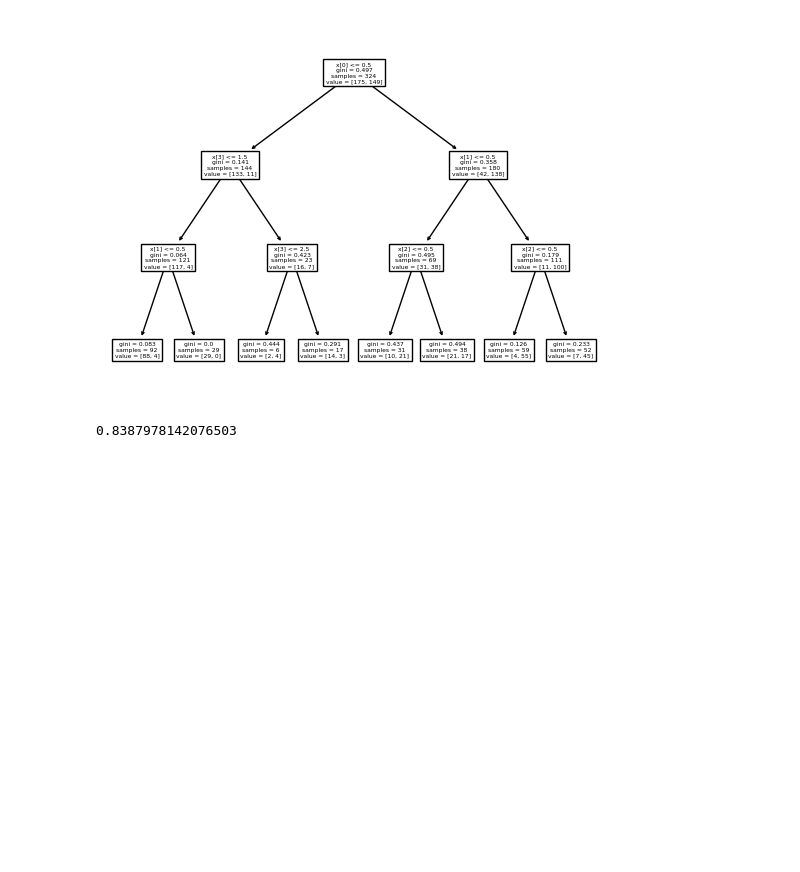
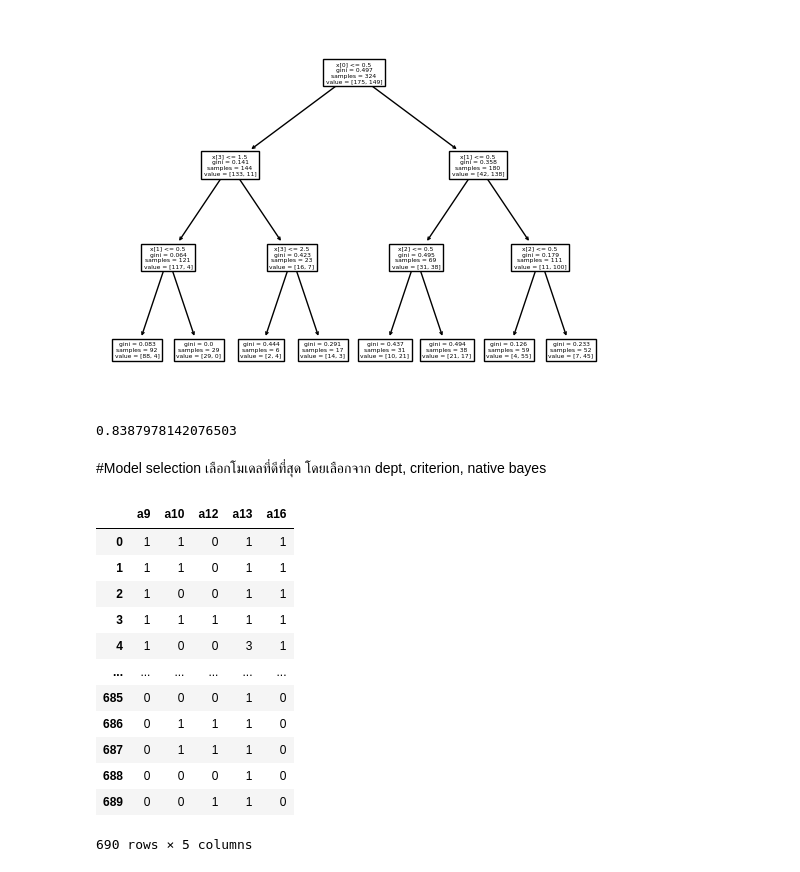
Before and after one commit to Phimphika113/BSC_DPDM23, a Jupyter notebook: Classification.ipynb, the cells around one changed output. Cells and saved outputs as stored; diff of their text form; code cells hidden in the pictures; blank space fills up the shorter version.

Commit message:
model selection

```diff
--- a/Classification.ipynb
+++ b/Classification.ipynb
@@ -58,7 +58,7 @@ Class Distribution
 col_name = ['a1','a2','a3','a4','a5','a6','a7','a8',
             'a9','a10','a11','a12','a13','a14','a15','a16']
 # %%
-credit = pd.read_csv('/content/drive/MyDrive/dsc_dpdm23_data/crx.data', header = None, names=col_name) # (1) Set header = None because there is no column names in the data file
+credit = pd.read_csv('/content/drive/MyDrive/ปี 3/BSC_DPDM/crx.data', header = None, names=col_name) # (1) Set header = None because there is no column names in the data file
 
 print(credit.shape)
 credit.head()
@@ -395,3 +395,22 @@ y_predictmax_features5 = Dtreemax_features5.predict(X_test)
 accuracy_score(y_test, y_predictmax_features5)
 # %% [output]
 0.8387978142076503
+# %% [markdown]
+#Model selection
+เลือกโมเดลที่ดีที่สุด โดยเลือกจาก dept, criterion, native bayes
+# %%
+credit
+# %% [output]
+|  | a9 | a10 | a12 | a13 | a16 |
+| 0 | 1 | 1 | 0 | 1 | 1 |
+| 1 | 1 | 1 | 0 | 1 | 1 |
+| 2 | 1 | 0 | 0 | 1 | 1 |
+| 3 | 1 | 1 | 1 | 1 | 1 |
+| 4 | 1 | 0 | 0 | 3 | 1 |
+| ... | ... | ... | ... | ... | ... |
+| 685 | 0 | 0 | 0 | 1 | 0 |
+| 686 | 0 | 1 | 1 | 1 | 0 |
+| 687 | 0 | 1 | 1 | 1 | 0 |
+| 688 | 0 | 0 | 0 | 1 | 0 |
+| 689 | 0 | 0 | 1 | 1 | 0 |
+690 rows × 5 columns
```
Also changed, not shown: parts of 15 cells of this notebook.
